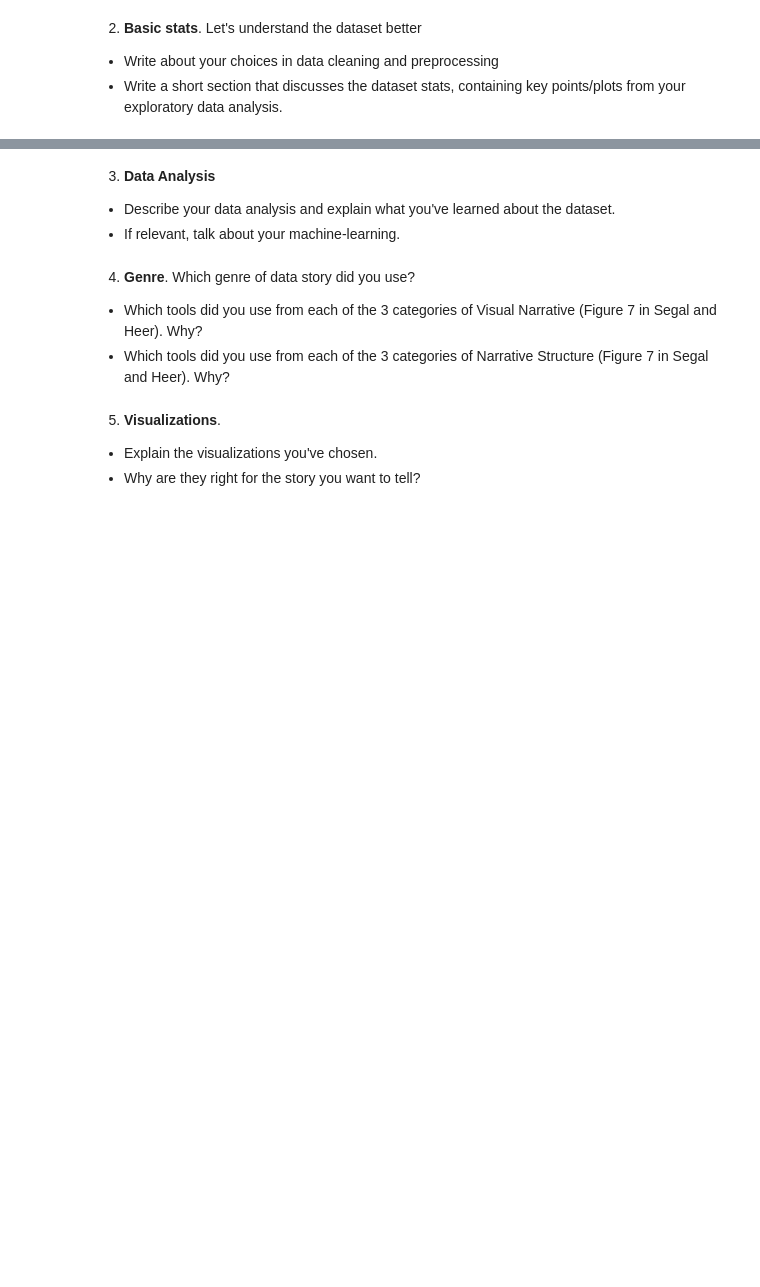
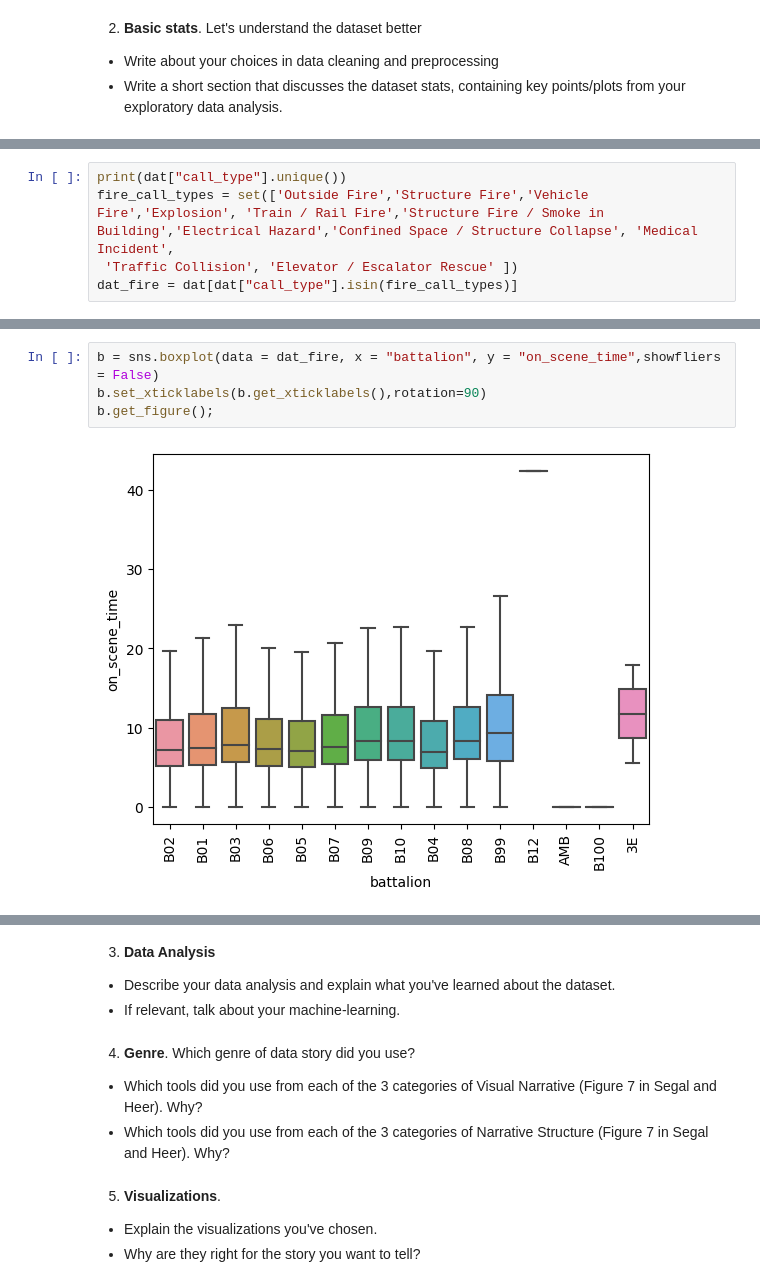
Before and after one commit to signyk/socialdataanalysis, a Jupyter notebook: src/finalProject.ipynb, the cells around one changed output, grey strips where cells are left out. Cells and saved outputs as stored; diff of their text form; blank space fills up the shorter version.

```diff
--- a/src/finalProject.ipynb
+++ b/src/finalProject.ipynb
@@ -41,0 +70,5 @@ print(dat.neighborhood.value_counts())
+# %%
+print(dat["call_type"].unique())
+fire_call_types = set(['Outside Fire','Structure Fire','Vehicle Fire','Explosion', 'Train / Rail Fire','Structure Fire / Smoke in Building','Electrical Hazard','Confined Space / Structure Collapse', 'Medical Incident',
+ 'Traffic Collision', 'Elevator / Escalator Rescue' ])
+dat_fire = dat[dat["call_type"].isin(fire_call_types)]
@@ -41,0 +88,6 @@ print(dat.neighborhood.value_counts())
+# %%
+b = sns.boxplot(data = dat_fire, x = "battalion", y = "on_scene_time",showfliers = False)
+b.set_xticklabels(b.get_xticklabels(),rotation=90)
+b.get_figure();
+# %% [output]
+[figure, added]
```
Also changed, not shown: parts of 13 cells of this notebook.
